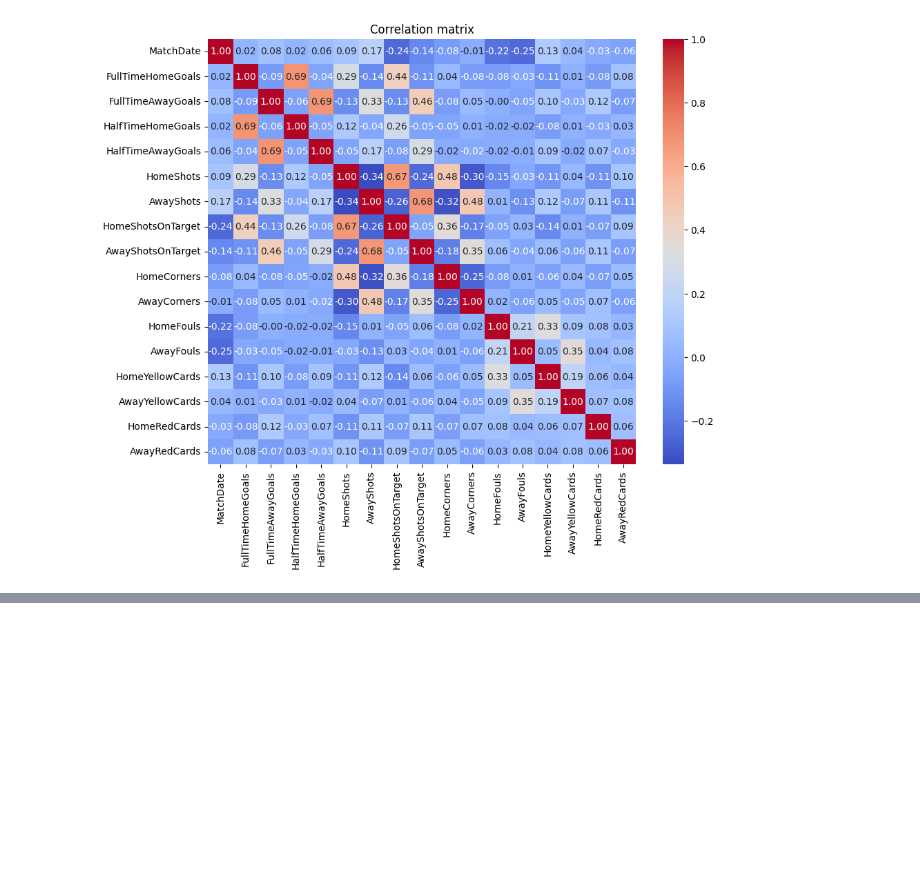
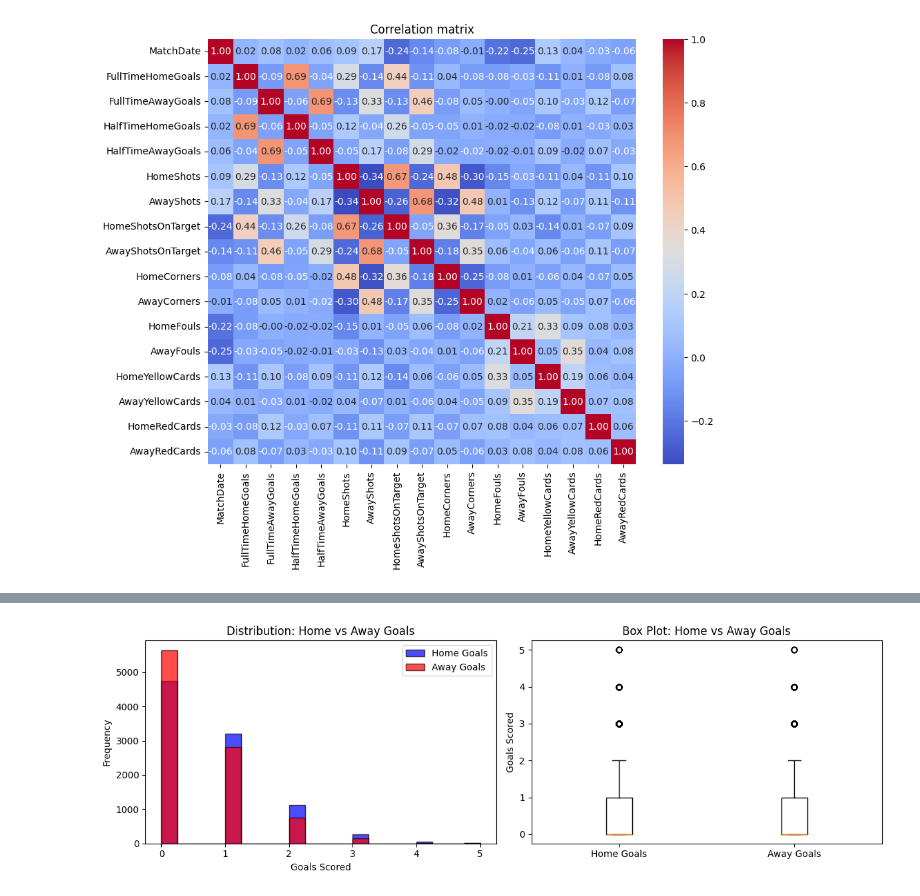
Before and after one commit to Eren275/ML-project, a Jupyter notebook: MLM.ipynb, the cells around one changed output, grey strips where cells are left out. Cells and saved outputs as stored; diff of their text form; code cells hidden in the pictures; blank space fills up the shorter version.

```diff
--- a/MLM.ipynb
+++ b/MLM.ipynb
@@ -123,0 +228,68 @@ Numeric columns: ['MatchDate', 'FullTimeHomeGoals', 'FullTimeAwayGoals', 'HalfTi
+# %%
+# Compare Home Goals vs Away Goals
+print("\n" + "="*80)
+print("HOME GOALS vs AWAY GOALS ANALYSIS")
+print("="*80)
+
+# Find goal-related columns
+home_goal_col = None
+away_goal_col = None
+
+for col in df.columns:
+    col_lower = col.lower()
+    if 'home' in col_lower and ('goal' in col_lower or 'gf' in col_lower):
+        home_goal_col = col
+    if 'away' in col_lower and ('goal' in col_lower or 'gf' in col_lower):
+        away_goal_col = col
+
+if home_goal_col and away_goal_col:
+    print(f"\n✓ Found columns: Home Goals = '{home_goal_col}', Away Goals = '{away_goal_col}'")
+
+    home_goals = df[home_goal_col]
+    away_goals = df[away_goal_col]
+
+    print(f"\n📊 HOME GOALS Statistics:")
+    print(f"   Mean: {home_goals.mean():.2f}")
+    print(f"   Median: {home_goals.median():.2f}")
+    print(f"   Std Dev: {home_goals.std():.2f}")
+    print(f"   Min: {home_goals.min()}, Max: {home_goals.max()}")
+    print(f"   Total: {home_goals.sum()}")
+
+    print(f"\n📊 AWAY GOALS Statistics:")
+    print(f"   Mean: {away_goals.mean():.2f}")
+    print(f"   Median: {away_goals.median():.2f}")
+    print(f"   Std Dev: {away_goals.std():.2f}")
+    print(f"   Min: {away_goals.min()}, Max: {away_goals.max()}")
+    print(f"   Total: {away_goals.sum()}")
+
+    print(f"\n⚖️  COMPARISON:")
+    mean_diff = home_goals.mean() - away_goals.mean()
+    print(f"   Home Goals Mean - Away Goals Mean: {mean_diff:.4f}")
+    print(f"   Home Goals Total - Away Goals Total: {home_goals.sum() - away_goals.sum()}")
+
+    if abs(mean_diff) < 0.1:
+        print(f"\n   ✓ EQUAL - Home and Away goals are BALANCED")
+    else:
+        print(f"\n   ✗ NOT EQUAL - Home team scores {'MORE' if mean_diff > 0 else 'FEWER'} goals on average")
+        print(f"     Home advantage: {mean_diff:.4f} goals per match")
+
+    # Visualize
+    fig, axes = plt.subplots(1, 2, figsize=(12, 4))
+
+    axes[0].hist(home_goals, bins=20, alpha=0.7, label='Home Goals', color='blue', edgecolor='black')
+    axes[0].hist(away_goals, bins=20, alpha=0.7, label='Away Goals', color='red', edgecolor='black')
+    axes[0].set_xlabel('Goals Scored')
+    axes[0].set_ylabel('Frequency')
+    axes[0].set_title('Distribution: Home vs Away Goals')
+    axes[0].legend()
+
+    axes[1].boxplot([home_goals, away_goals], labels=['Home Goals', 'Away Goals'])
+    axes[1].set_ylabel('Goals Scored')
+    axes[1].set_title('Box Plot: Home vs Away Goals')
+
+    plt.tight_layout()
+    plt.show()
+else:
+    print(f"\n✗ Could not find home/away goal columns")
+    print(f"Available columns: {list(df.columns)}")
+# %% [output]
@@ -123,0 +313 @@ Numeric columns: ['MatchDate', 'FullTimeHomeGoals', 'FullTimeAwayGoals', 'HalfTi
+[figure, added]
```
Also changed, not shown: parts of 8 cells of this notebook.
